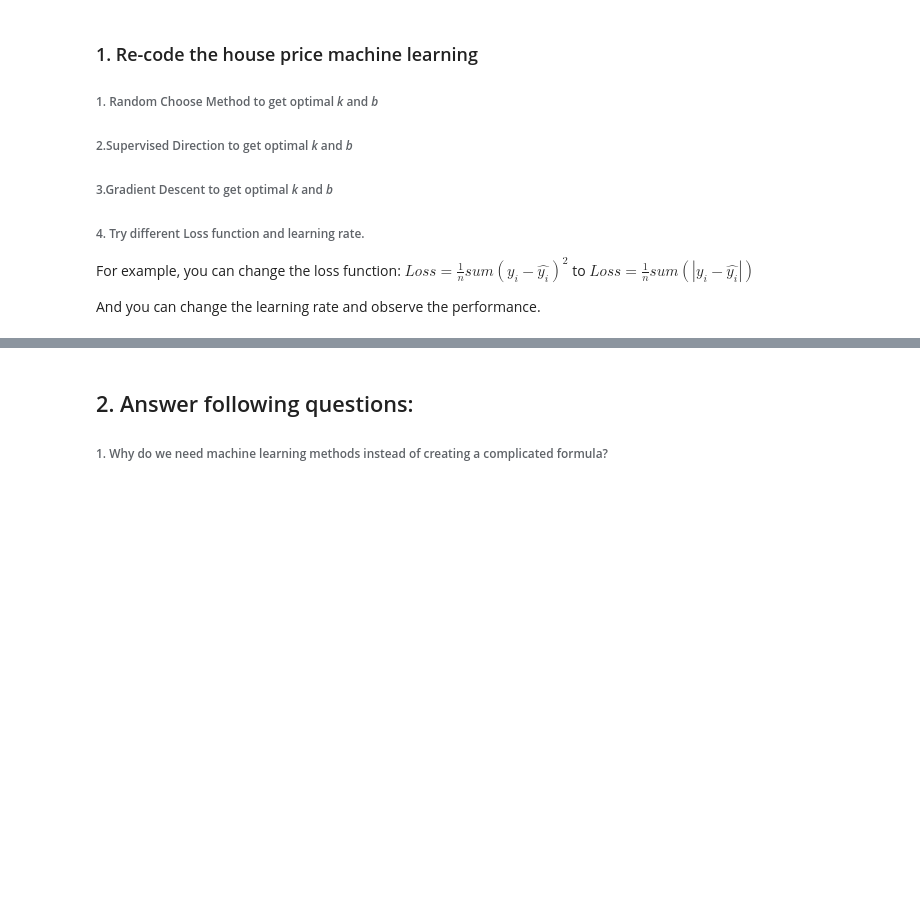
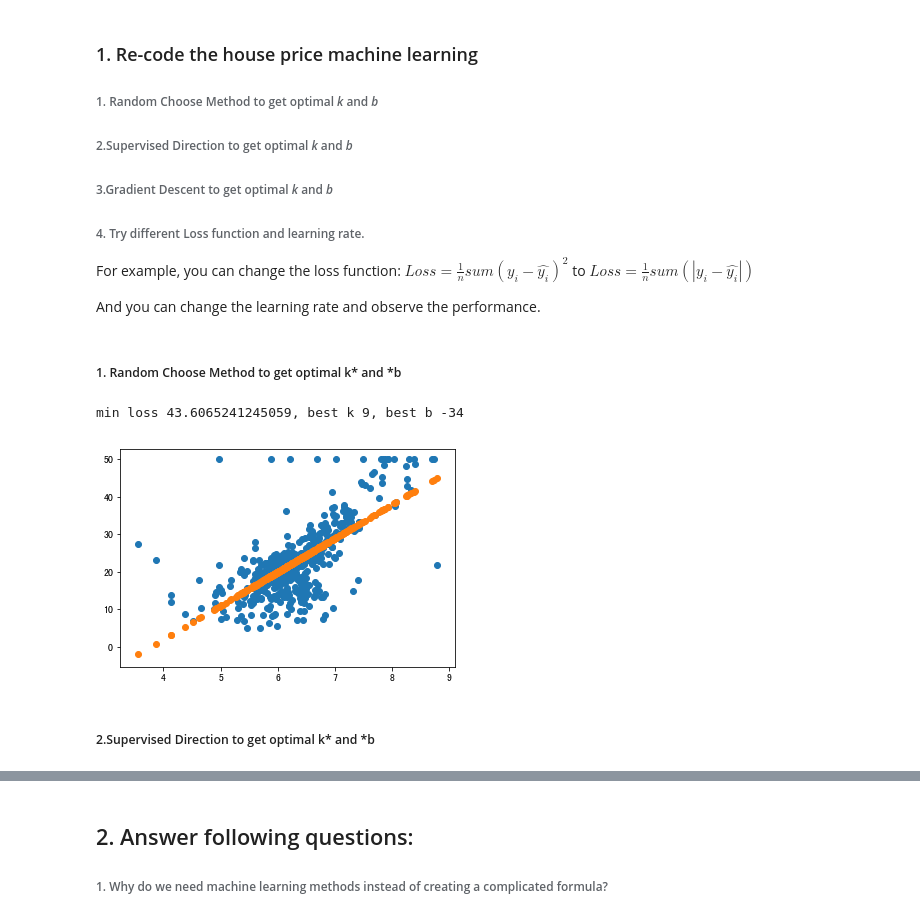
Before and after one commit to yueraiyu/nlp_lessons, a Jupyter notebook: com/yeay/lessons2/code/Assignment-02.ipynb, the cells around one changed output, grey strips where cells are left out. Cells and saved outputs as stored; diff of their text form; code cells hidden in the pictures; blank space fills up the shorter version.

```diff
--- a/com/yeay/lessons2/code/Assignment-02.ipynb
+++ b/com/yeay/lessons2/code/Assignment-02.ipynb
@@ -13,3 +13,5 @@ In this course, we learnt what's the search problem and what's the machine leanr
 For example, you can change the loss function: $Loss = \frac{1}{n} sum({y_i - \hat{y_i}})^2$ to $Loss = \frac{1}{n} sum(|{y_i - \hat{y_i}}|)$
 
 And you can change the learning rate and observe the performance.
+# %% [markdown]
+##### 1. Random Choose Method to get optimal k* and *b
@@ -15,0 +21,45 @@ And you can change the learning rate and observe the performance.
+# %%
+from sklearn.datasets import load_boston
+data = load_boston()
+x, y = data['data'], data['target']
+# 房间数量
+x_rm = x[:, 5]
+# %%
+def draw_rm_price() :
+    plt.scatter(x[:, 5], y)
+
+def price(rm, k, b) :
+    return k * rm + b
+
+def loss(y, y_hat) :
+    return sum((y_i - y_hat_i) ** 2 for y_i, y_hat_i in zip(list(y), list(y_hat))) / len(list(y))
+# %%
+# 1. Random Choose Method to get optimal k* and *b
+def gen_best_by_random(try_times) :
+    """随机生成k、b，获取最接近的k、 b"""
+    min_loss = float('inf')
+    best_k, best_b = None, None
+    for i in range(try_times) :
+        k = random.randint(-100, 100)
+        b = random.randint(-100, 100)
+        price_rm = [price(rm, k, b) for rm in x_rm]
+
+        current_loss = loss(y, price_rm)
+        if current_loss < min_loss :
+            min_loss = current_loss
+            best_k = k
+            best_b = b
+#             print("times {}, min loss {}, best k {}, best b {}".format(i, min_loss, best_k, best_b))
+
+    print("min loss {}, best k {}, best b {}".format(min_loss, best_k, best_b))
+
+    best_price_rm = [price(rm, best_k, best_b) for rm in x_rm]
+    draw_rm_price()
+    plt.scatter(x_rm, best_price_rm)
+# %%
+gen_best_by_random(100000)
+# %% [output]
+min loss 43.6065241245059, best k 9, best b -34
+[figure, added]
+# %% [markdown]
+##### 2.Supervised Direction to get optimal k* and *b
```
Also changed, not shown: parts of 23 cells of this notebook, 1 other file.
